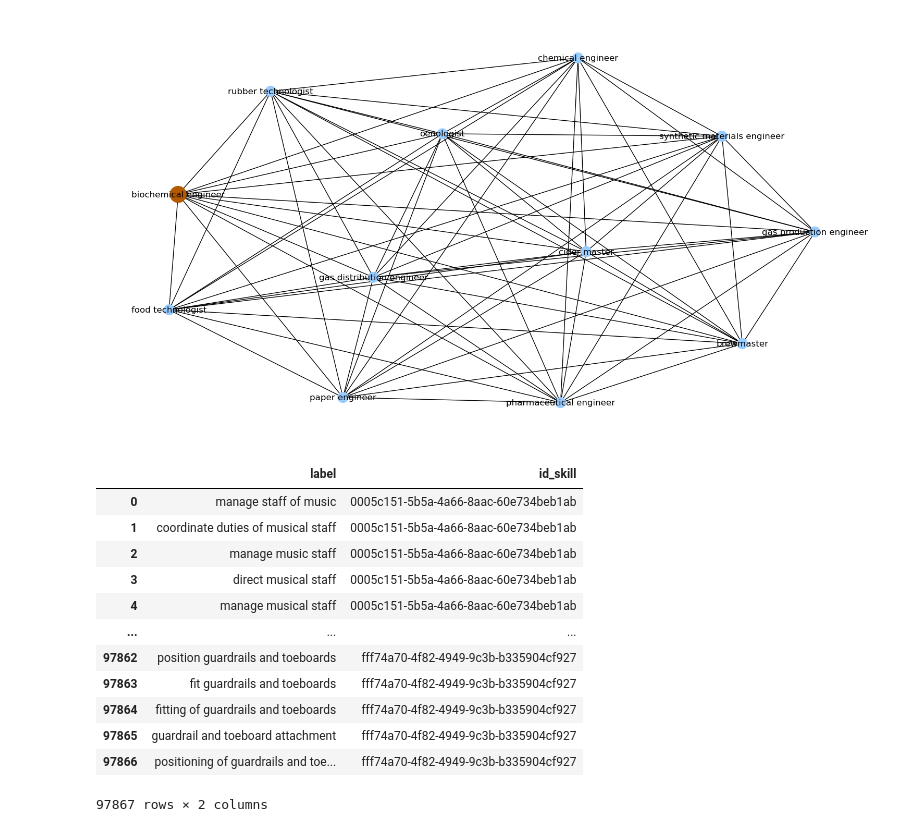
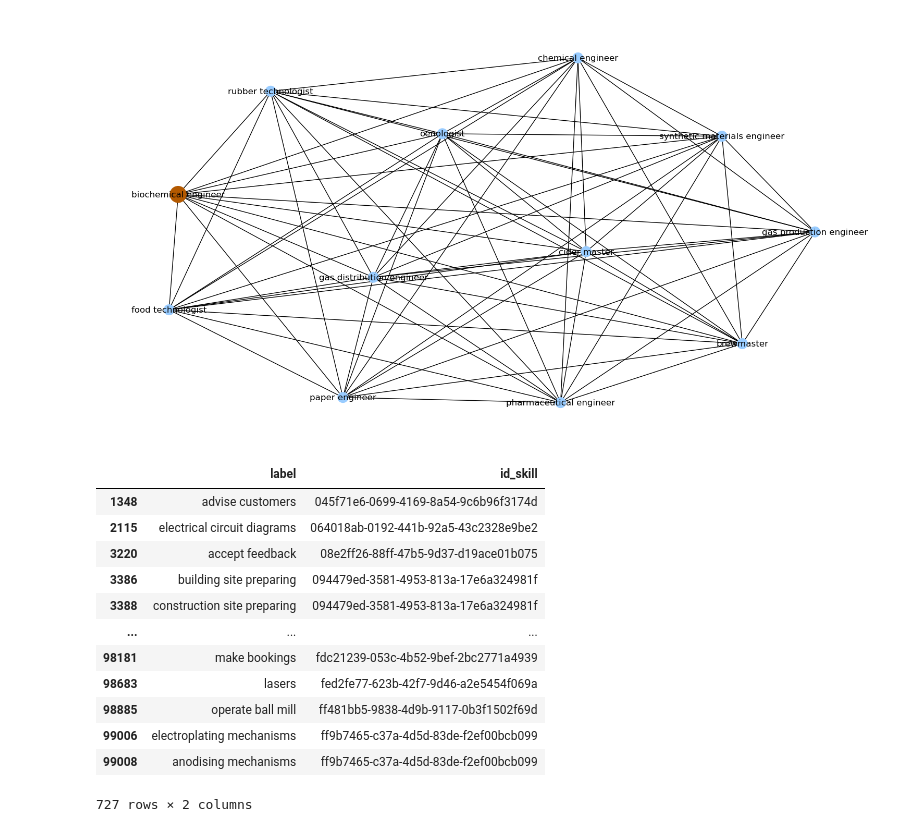
Before and after one commit to jacons/Interpretable-by-design-Human-Recommender, a Jupyter notebook: other_notebook/show_occup-skills.ipynb, the cells around one changed output. Cells and saved outputs as stored; diff of their text form; code cells hidden in the pictures.

Commit message:
"synonyms" (argumented version of cv)

```diff
--- a/other_notebook/show_occup-skills.ipynb
+++ b/other_notebook/show_occup-skills.ipynb
@@ -18,20 +18,20 @@ job_graph.show_subgraph(occ,RelationNode.JB,TypeNode.OC)
 # %% [output]
 [figure]
 # %%
-occupation = pd.read_csv("../sources/skills_synonyms.csv")
+skills = pd.read_csv("../sources/skills_synonyms.csv")
 # %%
-occupation
+skills[skills["label"].duplicated()]
 # %% [output]
 |  | label | id_skill |
-| 0 | manage staff of music | 0005c151-5b5a-4a66-8aac-60e734beb1ab |
-| 1 | coordinate duties of musical staff | 0005c151-5b5a-4a66-8aac-60e734beb1ab |
-| 2 | manage music staff | 0005c151-5b5a-4a66-8aac-60e734beb1ab |
-| 3 | direct musical staff | 0005c151-5b5a-4a66-8aac-60e734beb1ab |
-| 4 | manage musical staff | 0005c151-5b5a-4a66-8aac-60e734beb1ab |
+| 1348 | advise customers | 045f71e6-0699-4169-8a54-9c6b96f3174d |
+| 2115 | electrical circuit diagrams | 064018ab-0192-441b-92a5-43c2328e9be2 |
+| 3220 | accept feedback | 08e2ff26-88ff-47b5-9d37-d19ace01b075 |
+| 3386 | building site preparing | 094479ed-3581-4953-813a-17e6a324981f |
+| 3388 | construction site preparing | 094479ed-3581-4953-813a-17e6a324981f |
 | ... | ... | ... |
-| 97862 | position guardrails and toeboards | fff74a70-4f82-4949-9c3b-b335904cf927 |
-| 97863 | fit guardrails and toeboards | fff74a70-4f82-4949-9c3b-b335904cf927 |
-| 97864 | fitting of guardrails and toeboards | fff74a70-4f82-4949-9c3b-b335904cf927 |
-| 97865 | guardrail and toeboard attachment | fff74a70-4f82-4949-9c3b-b335904cf927 |
-| 97866 | positioning of guardrails and toe... | fff74a70-4f82-4949-9c3b-b335904cf927 |
+| 98181 | make bookings | fdc21239-053c-4b52-9bef-2bc2771a4939 |
+| 98683 | lasers | fed2fe77-623b-42f7-9d46-a2e5454f069a |
+| 98885 | operate ball mill | ff481bb5-9838-4d9b-9117-0b3f1502f69d |
+| 99006 | electroplating mechanisms | ff9b7465-c37a-4d5d-83de-f2ef00bcb099 |
+| 99008 | anodising mechanisms | ff9b7465-c37a-4d5d-83de-f2ef00bcb099 |
-97867 rows × 2 columns
+727 rows × 2 columns
```
Also changed, not shown: 11 other files.
